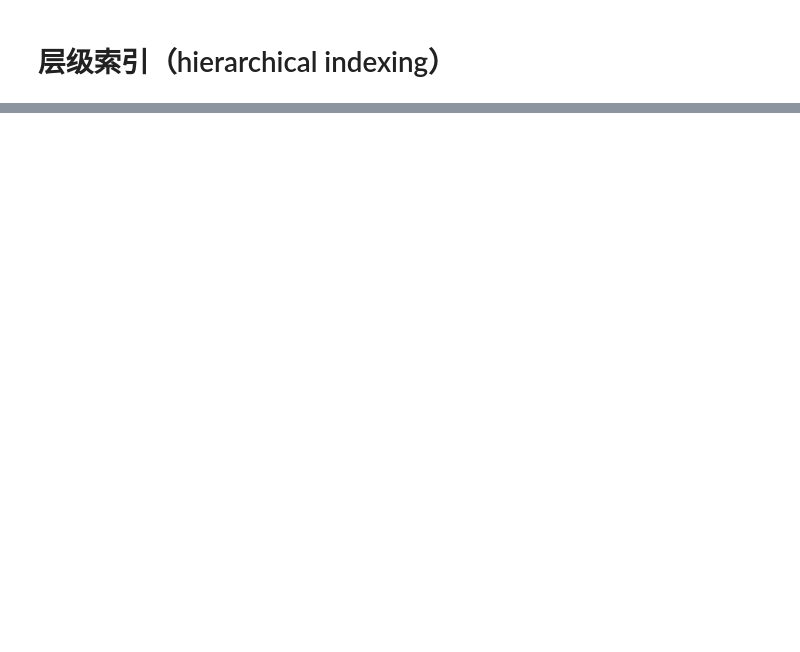
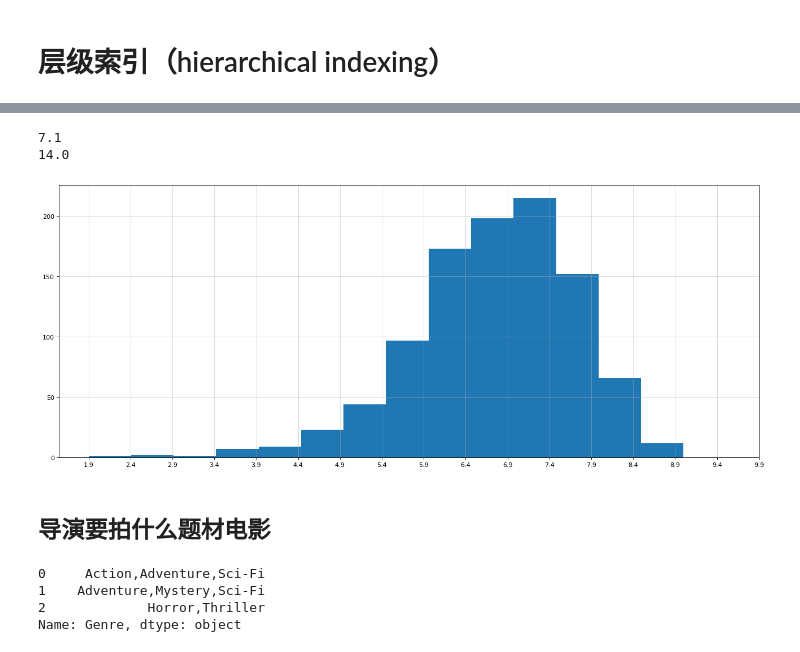
Before and after one commit to haibinpeng/py, a Jupyter notebook: day35/pandas.ipynb, the cells around one changed output, grey strips where cells are left out. Saved outputs shown, nothing was run; the diff lists cells and outputs as text; code cells hidden in the pictures; blank space fills up the shorter version.

```diff
--- a/day35/pandas.ipynb
+++ b/day35/pandas.ipynb
@@ -910,0 +1055,33 @@ size
+# %%
+# 计算组数
+print(max_ranting - min_ranting)
+num_bin = (max_ranting - min_ranting) // 0.5
+print(num_bin)
+# 设置图形的大小
+plt.figure(figsize=(20, 8), dpi=80)
+# 第二个bins参数必须为int或sequence或str，bins代表划分为多少个单元
+plt.hist(rating_data, int(num_bin))
+plt.grid(alpha=0.5)
+#因为range的步长不支持0.5,自己做一个列表
+_x = [min_ranting]
+i = min_ranting
+while i <= max_ranting + 0.5:
+    i = i + 0.5
+    _x.append(i)
+
+plt.xticks(_x)
+
+plt.show()
+# %% [output]
+7.1
+14.0
+[figure, added]
+# %% [markdown]
+## 导演要拍什么题材电影
+# %%
+print(df["Genre"].head(3))  # 看前几条数据，掌握格式，内容类型
+# %% [output]
+0     Action,Adventure,Sci-Fi
+1    Adventure,Mystery,Sci-Fi
+2             Horror,Thriller
+Name: Genre, dtype: object
```
Also changed, not shown: parts of 53 cells of this notebook, 1 other file.
